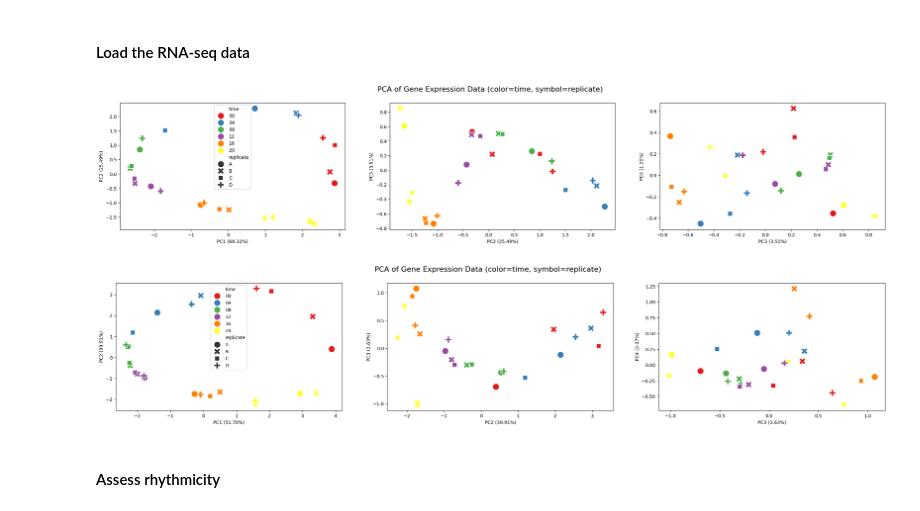
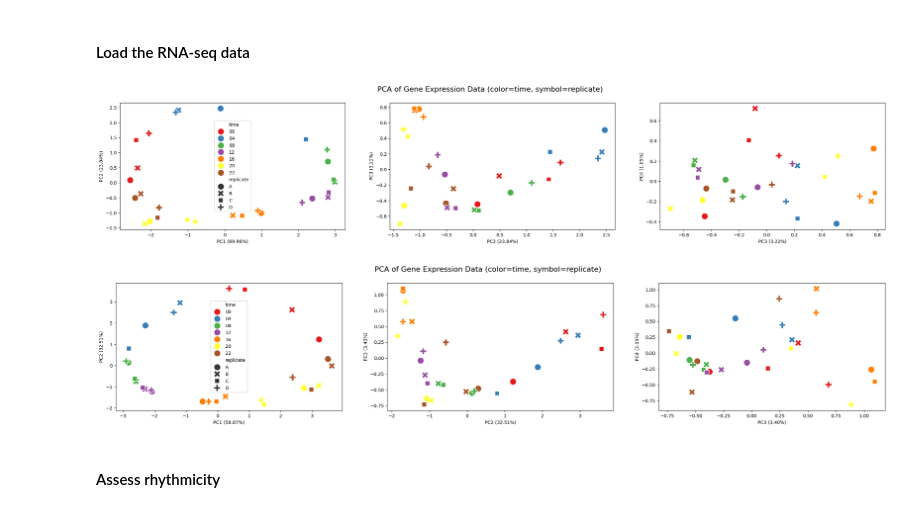
Before and after one commit to morri4shao/Genome-to-Function-class-project3, a Jupyter notebook: Exercise_Week11_12_B_final_FN.ipynb, the cells around one changed output. Saved outputs shown, nothing was run; the diff lists cells and outputs as text; code cells hidden in the pictures.

Commit message:
plotted some graphs for Exercise2

```diff
--- a/Exercise_Week11_12_B_final_FN.ipynb
+++ b/Exercise_Week11_12_B_final_FN.ipynb
@@ -424,21 +424,21 @@ dat_both = subselect(dat_genes, feature, replicate, time, conditions, feeding)
 # %%
 # Run PCA on the gene expression data
 #time= ['00', '02', '04', '06', '08', '10', '12', '14', '16', '18', '20', '22']
-time= ['00', '04', '08', '12', '16', '20']
+time= ['00', '04', '08', '12', '16', '20','22']
 replicate = ['A', 'B', 'C', 'D']
 feeding = ['AL']
 conditions = ['WT']
 feature_exon = [ 'Exon']
 feature_intron = ['Intron']
 #Subselect the samples
 dat_exon_sub = subselect(dat_both, feature_exon, replicate, time, conditions, feeding)
 dat_intron_sub = subselect(dat_both, feature_intron, replicate, time, conditions, feeding)
 
 df_pca = run_PCA(dat_exon_sub, n_components=4, color_by='time', symbol_by='replicate', scale_data=True, log_transform=False)
 df_pca = run_PCA(dat_intron_sub, n_components=4, color_by='time', symbol_by='replicate', scale_data=True, log_transform=False)
 # %% [output]
-[figure, old version]
+[figure, new version]
-[figure, old version]
+[figure, new version]
 # %% [markdown]
 #### Assess rhythmicity
 # %%
```
Also changed, not shown: parts of 4 cells of this notebook.
